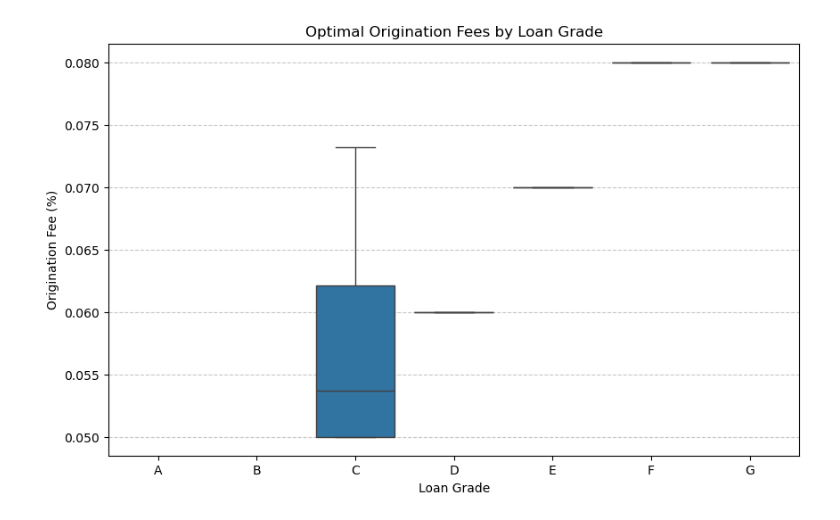
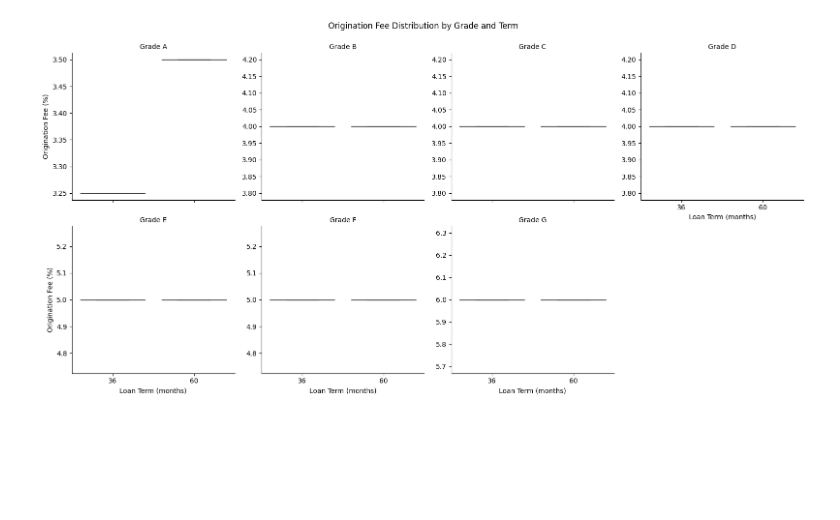
Before and after one commit to alanywang25/Lending-Club-Optimization, a Jupyter notebook: optimization v3.ipynb, the cells around one changed output. Cells and saved outputs as stored; diff of their text form; code cells hidden in the pictures; blank space fills up the shorter version.

```diff
--- a/optimization v3.ipynb
+++ b/optimization v3.ipynb
@@ -125,8 +105,16 @@ Total revenue: 3710464.825208378
 # %%
-# Categorize loans into amount tiers
-bins = [1000, 6000, 12000, 18000, 25000, 32000, 40000]
-labels = ['1K-5K', '6K-11K', '12K-17K', '18K-24K', '25K-31K', '32K-40K']
-feasible_loans['loan_amount_tier'] = pd.cut(feasible_loans['loan_amount'], bins=bins, labels=labels, right=False)
+loans['origination_revenue'] = loans['loan_amount'] * loans['optimal_fee']
+total_revenue = loans['origination_revenue'].sum()
+print(f"Total Origination Fee Revenue: ${total_revenue:,.2f}")
 
-# Calculate profit (fee revenue) per loan
-feasible_loans['profit'] = feasible_loans['optimal_fee'] * feasible_loans['loan_amount']
+revenue_by_grade = loans.groupby('grade')['origination_revenue'].sum().reindex(["A", "B", "C", "D", "E", "F", "G"])
+print(revenue_by_grade)
+
+plt.figure(figsize=(8, 5))
+sns.barplot(x=revenue_by_grade.index, y=revenue_by_grade.values, palette="viridis")
+
+plt.title("Total Origination Fee Revenue by Grade")
+plt.xlabel("Loan Grade")
+plt.ylabel("Total Revenue ($)")
+plt.tight_layout()
+plt.show()
@@ -133,13 +191,17 @@ feasible_loans['profit'] = feasible_loans['optimal_fee'] * feasible_loans['loan_
 # %%
-import matplotlib.pyplot as plt
-import seaborn as sns
+loans['origination_fee_percent'] = loans['optimal_fee'] * 100
 
-plt.figure(figsize=(10, 6))
-sns.boxplot(data=feasible_loans, x='grade', y='optimal_fee', order=['A', 'B', 'C', 'D', 'E', 'F', 'G'])
-plt.title('Optimal Origination Fees by Loan Grade')
-plt.xlabel('Loan Grade')
-plt.ylabel('Origination Fee (%)')
-plt.grid(axis='y', linestyle='--', alpha=0.7)
+grade_order = ["A", "B", "C", "D", "E", "F", "G"]
+loans['grade'] = pd.Categorical(loans['grade'], categories=grade_order, ordered=True)
+
+g = sns.FacetGrid(loans, col="grade", col_order=grade_order, col_wrap=4, height=4, sharey=False)
+g.map(sns.boxplot, "term", "origination_fee_percent", order=["36", "60"])
+
+g.set_titles("Grade {col_name}")
+g.set_axis_labels("Loan Term (months)", "Origination Fee (%)")
+plt.subplots_adjust(top=0.9)
+g.fig.suptitle("Origination Fee Distribution by Grade and Term")
+
 plt.show()
 # %% [output]
-[figure, old version]
+[figure, new version]
```
Also changed, not shown: parts of 8 cells of this notebook.
